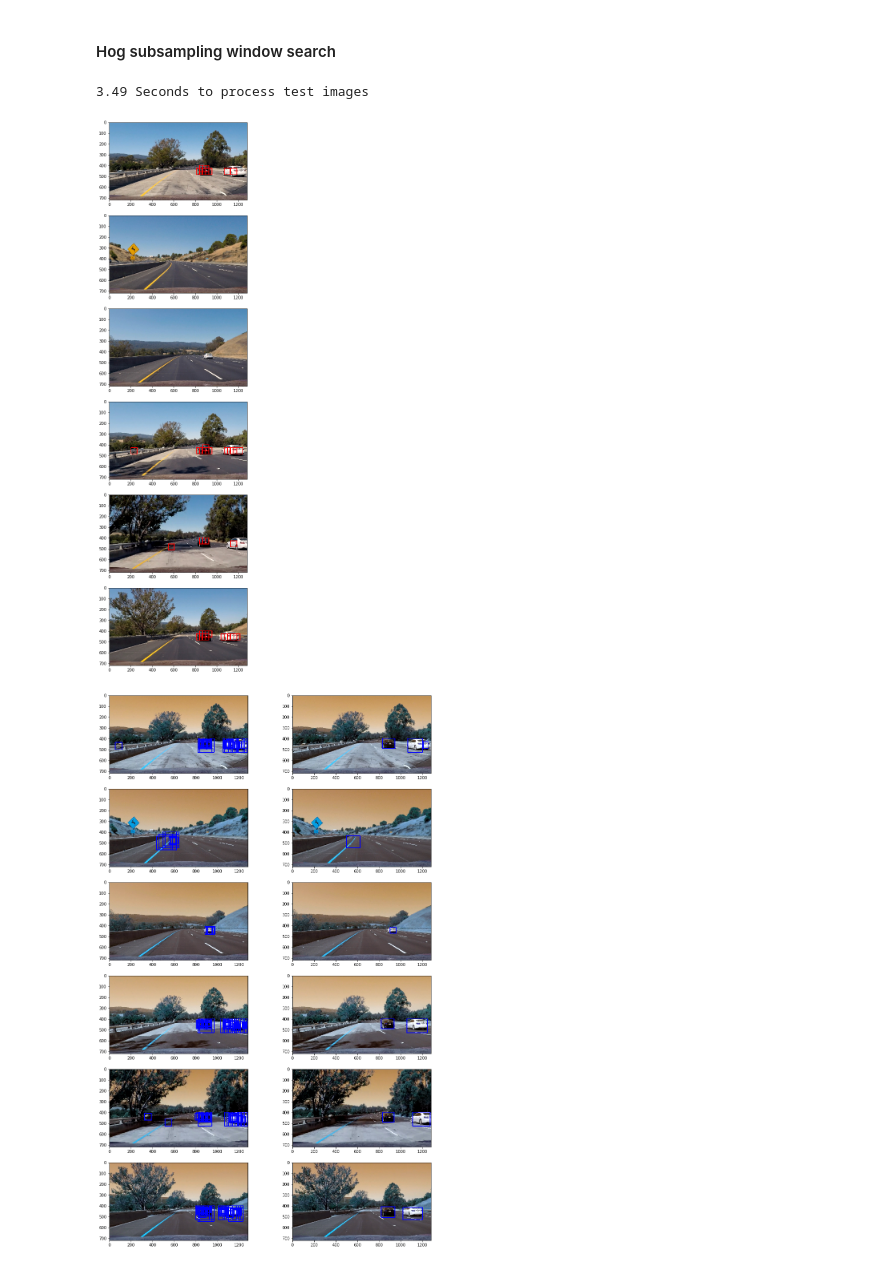
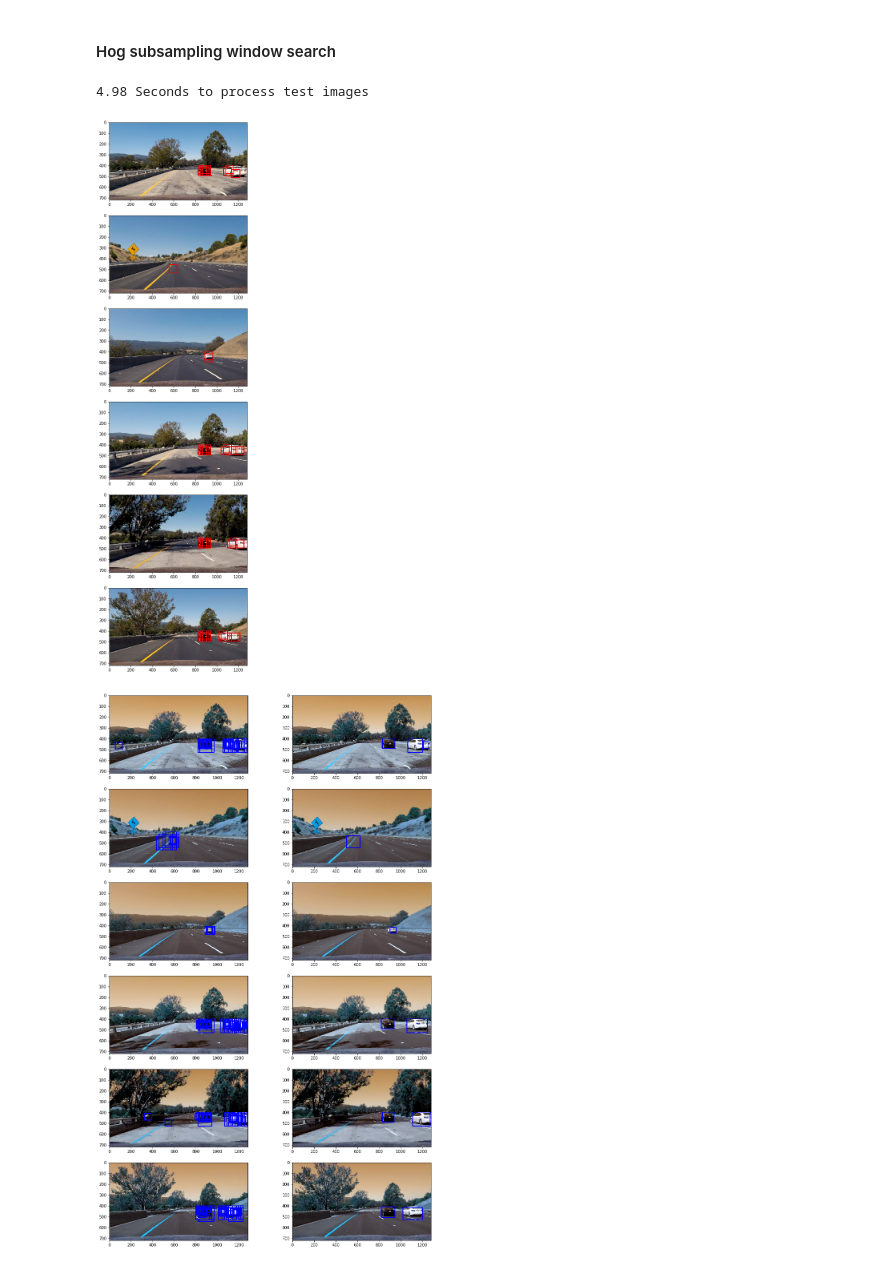
Before and after one commit to sumitborar/VehicleDetection, a Jupyter notebook: Vehicle Detection.ipynb, the cells around one changed output. Cells and saved outputs as stored; diff of their text form; code cells hidden in the pictures.

```diff
--- a/Vehicle Detection.ipynb
+++ b/Vehicle Detection.ipynb
@@ -219,7 +223,7 @@ def find_cars(img, ystart, ystop, scale, svc, X_scaler, orient, pix_per_cell, ce
     # 64 was the orginal sampling rate, with 8 cells and 8 pix per cell
     window = 64
     nblocks_per_window = (window // pix_per_cell) - cell_per_block + 1
-    cells_per_step = 2  # Instead of overlap, define how many cells to step
+    cells_per_step = 1  # Instead of overlap, define how many cells to step
     nxsteps = (nxblocks - nblocks_per_window) // cells_per_step
     nysteps = (nyblocks - nblocks_per_window) // cells_per_step
 
@@ -256,9 +260,10 @@ def find_cars(img, ystart, ystop, scale, svc, X_scaler, orient, pix_per_cell, ce
             test_features = X_scaler.transform(combined_features)
             test_features = test_features.reshape(1, -1)
             #test_features = X_scaler.transform(np.hstack((shape_feat, hist_feat)).reshape(1, -1))
-            test_prediction = svc.predict(test_features)
-
-            if test_prediction == 1:
+            #test_prediction = svc.predict(test_features)
+            #print ( svc.decision_function(test_features) )
+            if svc.decision_function(test_features) > 0.5:
+            #if test_prediction == 1:
                 xbox_left = np.int(xleft*scale)
                 ytop_draw = np.int(ytop*scale)
                 win_draw = np.int(window*scale)
@@ -308,33 +313,33 @@ def find_cars_inefficient(image,svc, X_scaler, color_space, spatial_size,
 # %%
 import warnings
 warnings.filterwarnings('ignore')
 
 t=time.time() # Start time
 test_images = glob.glob('./test_images/test*.jpg')
 
 plt.figure(figsize=(15, 25))
 
 c = 1
 ystart = 400
 ystop = 656
-scale = 1.5
+scale = 1.2
 
 for image_path in test_images:
     image = cv2.imread(image_path)
     #image =  mpimg.imread(image_path)
     out_img = find_cars(image, ystart, ystop, scale, svc,
                         X_scaler, orient, pix_per_cell, cell_per_block,
                         spatial_size, hist_bins, draw=True)
     #out_img = find_cars_inefficient( image, svc, X_scaler, color_space, spatial_size,
     #                     hist_bins, orient, pix_per_cell, cell_per_block,
     #                                hog_channel,draw=True )
     plt.subplot(6, 1,c)
     plt.imshow(cv2.cvtColor(out_img, cv2.COLOR_BGR2RGB))
     c+=1
 print(round(time.time()-t, 2), 'Seconds to process test images')
 # %% [output]
-3.49 Seconds to process test images
+4.98 Seconds to process test images
-[figure, old version]
+[figure, new version]
 # %%
 ### Returns `heatmap` with bounding boxes in `bbox_list` added to it. This function should be applied per frame.
 def add_heat(heatmap, box_list):
```
Also changed, not shown: parts of 4 cells of this notebook, 1 other file.
